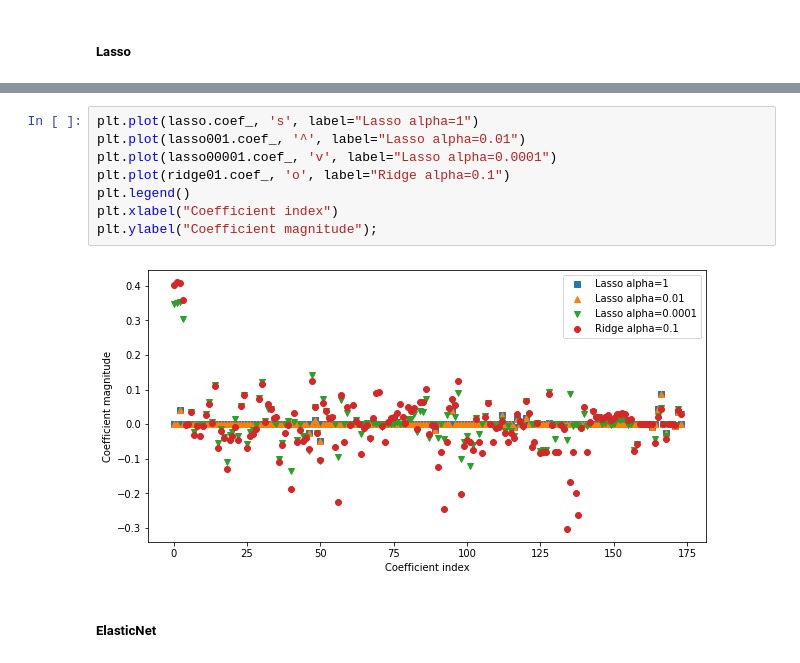
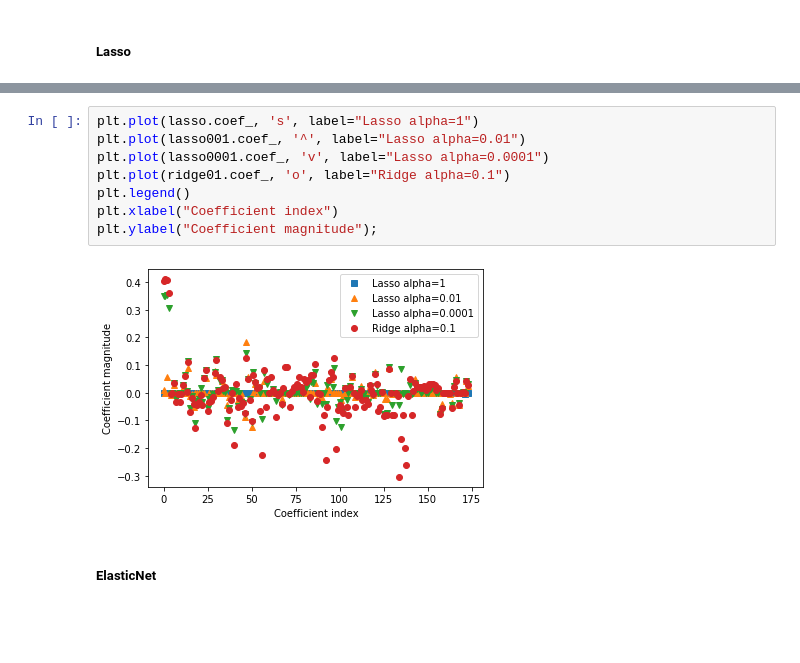
Before and after one commit to ryanhpark/HousingPricePrediction_ML, a Jupyter notebook: Lucas/3_Model.ipynb, the cells around one changed output, grey strips where cells are left out. Saved outputs shown, nothing was run; the diff lists cells and outputs as text; blank space fills up the shorter version.

```diff
--- a/Lucas/3_Model.ipynb
+++ b/Lucas/3_Model.ipynb
@@ -186,13 +227,13 @@ RMSLE for test_split  set: 0.008373
 # %%
 plt.plot(lasso.coef_, 's', label="Lasso alpha=1")
 plt.plot(lasso001.coef_, '^', label="Lasso alpha=0.01")
-plt.plot(lasso00001.coef_, 'v', label="Lasso alpha=0.0001")
+plt.plot(lasso0001.coef_, 'v', label="Lasso alpha=0.0001")
 plt.plot(ridge01.coef_, 'o', label="Ridge alpha=0.1")
 plt.legend()
 plt.xlabel("Coefficient index")
 plt.ylabel("Coefficient magnitude");
 # %% [output]
-[figure, old version]
+[figure, new version]
 # %% [markdown]
 ##### ElasticNet
 # %%
```
Also changed, not shown: parts of 21 cells of this notebook.
